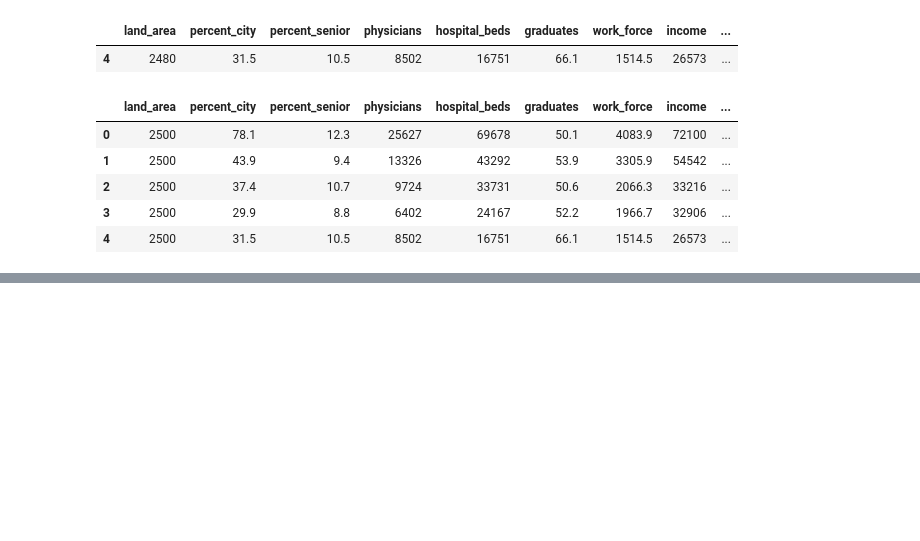
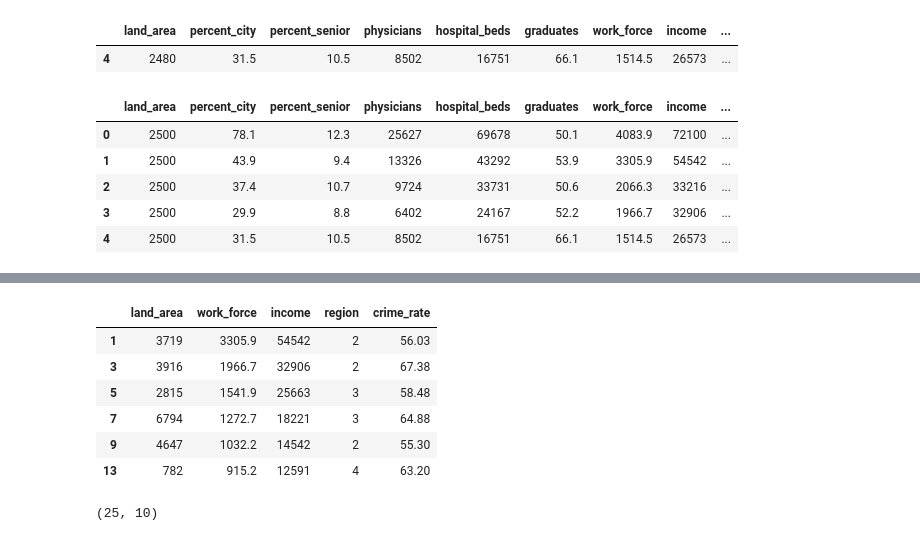
Before and after one commit to kiboma2021/5-Week-Data-Science-Bootcamp, a Jupyter notebook: Pandas.ipynb, the cells around one changed output, grey strips where cells are left out. Cells and saved outputs as stored; diff of their text form; code cells hidden in the pictures; blank space fills up the shorter version.

```diff
--- a/Pandas.ipynb
+++ b/Pandas.ipynb
@@ -212,0 +234,29 @@ sma_data.head()
+# %%
+import pandas as pd
+
+sma_data = pd.read_csv("https://raw.githubusercontent.com/dphi-official/Datasets/master/Standard_Metropolitan_Areas_Data-data.csv")
+
+sma_data.loc[[1,3,5,7,9,13],['land_area', 'work_force', 'income', 'region', 'crime_rate']]
+# %% [output]
+|  | land_area | work_force | income | region | crime_rate |
+| 1 | 3719 | 3305.9 | 54542 | 2 | 56.03 |
+| 3 | 3916 | 1966.7 | 32906 | 2 | 67.38 |
+| 5 | 2815 | 1541.9 | 25663 | 3 | 58.48 |
+| 7 | 6794 | 1272.7 | 18221 | 3 | 64.88 |
+| 9 | 4647 | 1032.2 | 14542 | 2 | 55.30 |
+| 13 | 782 | 915.2 | 12591 | 4 | 63.20 |
+# %%
+
+#Select the observations for which the region is equal to 2.
+#Assign the result to a variable sample_data2.
+#How many observations are there in the dataframe sample_data2?
+
+
+import pandas as pd
+
+sma_data = pd.read_csv("https://raw.githubusercontent.com/dphi-official/Datasets/master/Standard_Metropolitan_Areas_Data-data.csv")
+
+sample_data2=sma_data[sma_data.region==2]
+sample_data2.shape
+# %% [output]
+(25, 10)
```
Also changed, not shown: parts of 1 cell of this notebook.
